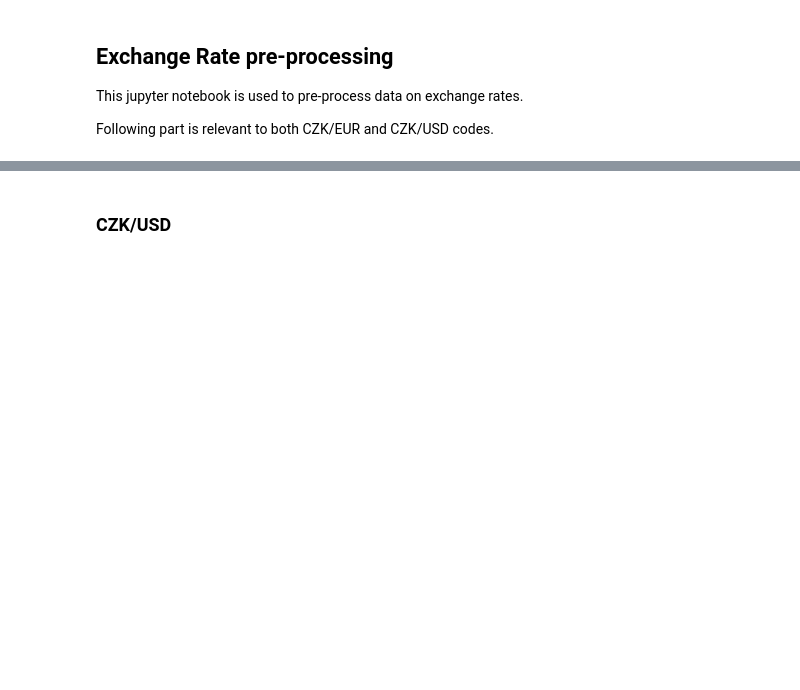
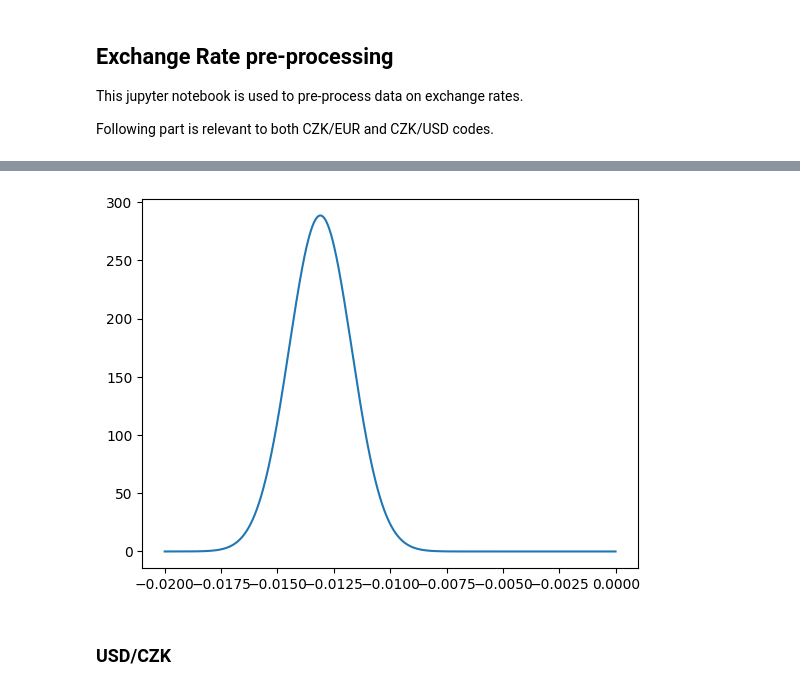
Before and after one commit to JachymS/FIRE_Rule_from_a_Perspective_of_a_Czech_Retail_Investor, a Jupyter notebook: Exchange_rate_processing.ipynb, the cells around one changed output, grey strips where cells are left out. Drawn from its saved outputs; the diff is of its cells as text; code cells hidden in the pictures; blank space fills up the shorter version.

```diff
--- a/Exchange_rate_processing.ipynb
+++ b/Exchange_rate_processing.ipynb
@@ -24,3 +26,8 @@ eur_czk["Returns"] = (
 # %%
 # Export back to Excel
 eur_czk.to_excel("data/exchange_rates/EUR_CZK.xlsx")
+# %%
+# Calculate mean and standard deviation of EUR/CZK Returns
+EUR_mean = np.mean(eur_czk["Returns"])
+EUR_var = np.var(eur_czk["Returns"])
+print(f"The Average is {EUR_mean} and the variance is {EUR_var}")
@@ -27,5 +46,14 @@ eur_czk.to_excel("data/exchange_rates/EUR_CZK.xlsx")
+# %%
+# Plot between -10 and 10 with .001 steps.
+x_axis = np.arange(-0.02, 0.00, 0.00001)
+#x_axis = np.arange(-0.08, 0.05, 0.00001)
+# Mean = 0, SD = 2.
+plt.plot(x_axis, norm.pdf(x_axis,EUR_mean,EUR_var))
+plt.show()
+# %% [output]
+[figure, added]
 # %% [markdown]
-### **CZK/USD**
+### **USD/CZK**
 # %%
 # Load in the data
 usd_czk = pd.read_excel("data/exchange_rates/USD_CZK.xlsx")
```
Also changed, not shown: parts of 8 cells of this notebook, 12 other files.
